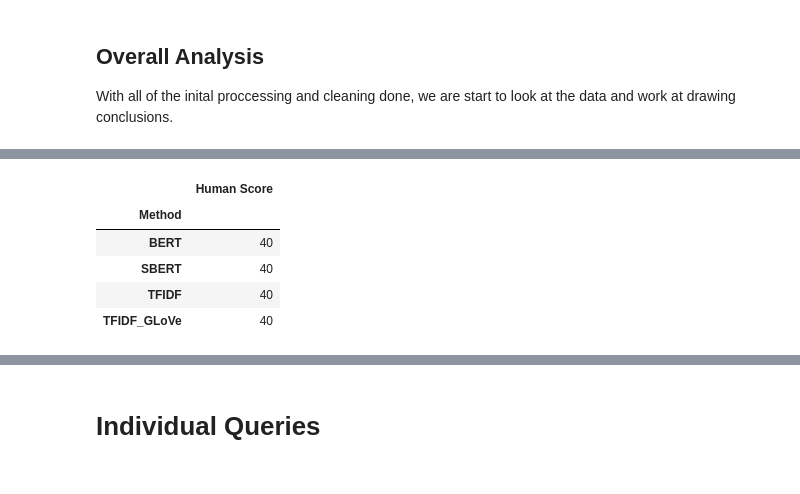
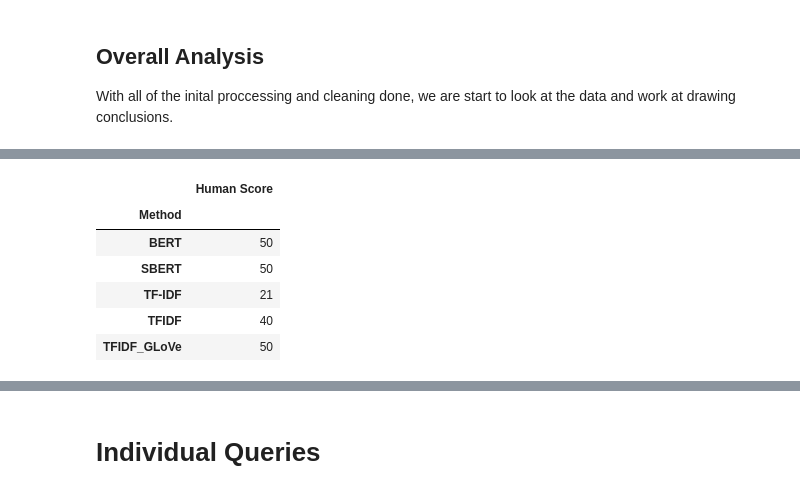
Before and after one commit to cwc09262/psalms-nlp-research, a Jupyter notebook: query_compare/blind_scoring_evaluations.ipynb, the cells around one changed output, grey strips where cells are left out. Saved outputs shown, nothing was run; the diff lists cells and outputs as text; code cells hidden in the pictures.

```diff
--- a/query_compare/blind_scoring_evaluations.ipynb
+++ b/query_compare/blind_scoring_evaluations.ipynb
@@ -284,13 +306,13 @@ overall
 # %%
-pd.pivot_table(scores, index=["Method"], values="Human Score", aggfunc='count
-               ')
+pd.pivot_table(scores, index=["Method"], values="Human Score", aggfunc='count')
 # %% [output]
 |  | Human Score |
 | Method |  |
-| BERT | 40 |
-| SBERT | 40 |
+| BERT | 50 |
+| SBERT | 50 |
+| TF-IDF | 21 |
 | TFIDF | 40 |
-| TFIDF_GLoVe | 40 |
+| TFIDF_GLoVe | 50 |
 # %%
 import matplotlib.pyplot as plt
 import seaborn as sns
```
Also changed, not shown: parts of 24 cells of this notebook, 4 other files.
